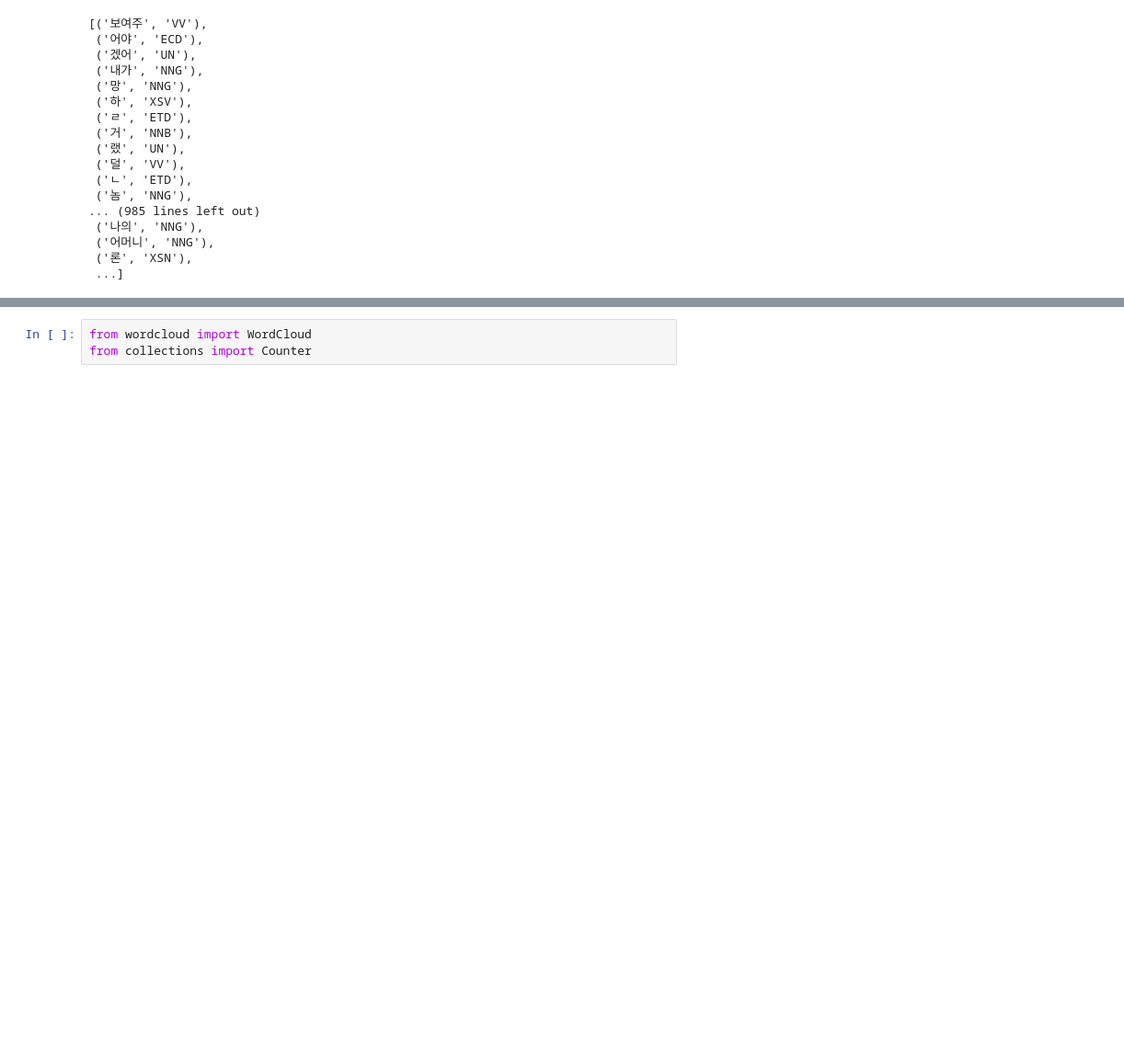
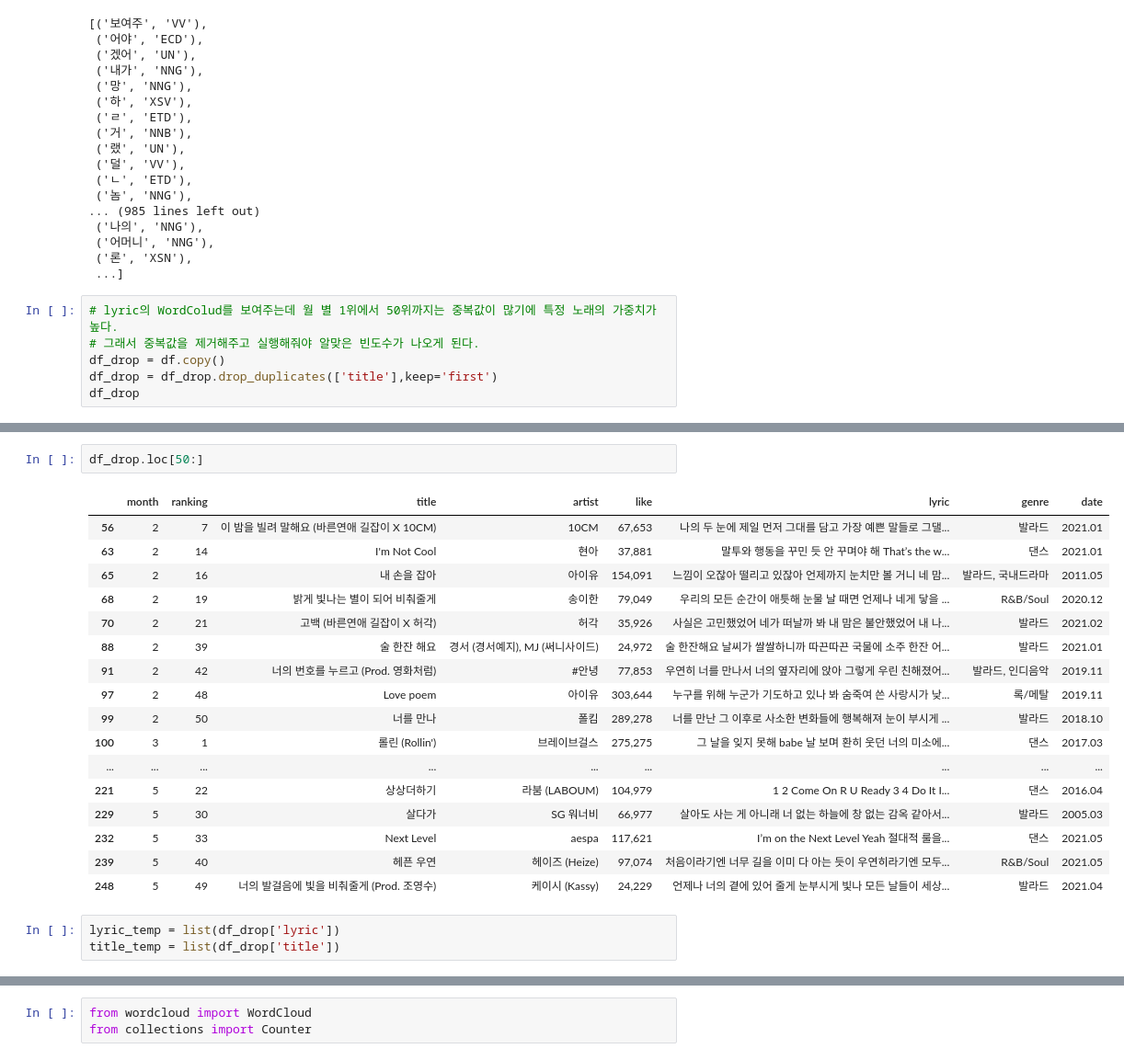
Before and after one commit to EG-L/Project, a Jupyter notebook: Melon_chart.ipynb, the cells around one changed output, grey strips where cells are left out. Shown at 92% size. Drawn from its saved outputs; the diff is of its cells as text; blank space fills up the shorter version.

```diff
--- a/Melon_chart.ipynb
+++ b/Melon_chart.ipynb
@@ -277,3 +277,9 @@ Kkma.pos(df['lyric'][0])
  ('어머니', 'NNG'),
  ('론', 'XSN'),
  ...]
+# %%
+# lyric의 WordColud를 보여주는데 월 별 1위에서 50위까지는 중복값이 많기에 특정 노래의 가중치가 높다.
+# 그래서 중복값을 제거해주고 실행해줘야 알맞은 빈도수가 나오게 된다.
+df_drop = df.copy()
+df_drop = df_drop.drop_duplicates(['title'],keep='first')
+df_drop
@@ -280,3 +320,26 @@ Kkma.pos(df['lyric'][0])
+# %%
+df_drop.loc[50:]
+# %% [output]
+|  | month | ranking | title | artist | like | lyric | genre | date |
+| 56 | 2 | 7 | 이 밤을 빌려 말해요 (바른연애 길잡이 X 10CM) | 10CM | 67,653 | 나의 두 눈에 제일 먼저 그대를 담고 가장 예쁜 말들로 그댈... | 발라드 | 2021.01 |
+| 63 | 2 | 14 | I'm Not Cool | 현아 | 37,881 | 말투와 행동을 꾸민 듯 안 꾸며야 해 That’s the w... | 댄스 | 2021.01 |
+| 65 | 2 | 16 | 내 손을 잡아 | 아이유 | 154,091 | 느낌이 오잖아 떨리고 있잖아 언제까지 눈치만 볼 거니 네 맘... | 발라드, 국내드라마 | 2011.05 |
+| 68 | 2 | 19 | 밝게 빛나는 별이 되어 비춰줄게 | 송이한 | 79,049 | 우리의 모든 순간이 애틋해 눈물 날 때면 언제나 네게 닿을 ... | R&B/Soul | 2020.12 |
+| 70 | 2 | 21 | 고백 (바른연애 길잡이 X 허각) | 허각 | 35,926 | 사실은 고민했었어 네가 떠날까 봐 내 맘은 불안했었어 내 나... | 발라드 | 2021.02 |
+| 88 | 2 | 39 | 술 한잔 해요 | 경서 (경서예지), MJ (써니사이드) | 24,972 | 술 한잔해요 날씨가 쌀쌀하니까 따끈따끈 국물에 소주 한잔 어... | 발라드 | 2021.01 |
+| 91 | 2 | 42 | 너의 번호를 누르고 (Prod. 영화처럼) | #안녕 | 77,853 | 우연히 너를 만나서 너의 옆자리에 앉아 그렇게 우린 친해졌어... | 발라드, 인디음악 | 2019.11 |
+| 97 | 2 | 48 | Love poem | 아이유 | 303,644 | 누구를 위해 누군가 기도하고 있나 봐 숨죽여 쓴 사랑시가 낮... | 록/메탈 | 2019.11 |
+| 99 | 2 | 50 | 너를 만나 | 폴킴 | 289,278 | 너를 만난 그 이후로 사소한 변화들에 행복해져 눈이 부시게 ... | 발라드 | 2018.10 |
+| 100 | 3 | 1 | 롤린 (Rollin') | 브레이브걸스 | 275,275 | 그 날을 잊지 못해 babe 날 보며 환히 웃던 너의 미소에... | 댄스 | 2017.03 |
+| ... | ... | ... | ... | ... | ... | ... | ... | ... |
+| 221 | 5 | 22 | 상상더하기 | 라붐 (LABOUM) | 104,979 | 1 2 Come On R U Ready 3 4 Do It I... | 댄스 | 2016.04 |
+| 229 | 5 | 30 | 살다가 | SG 워너비 | 66,977 | 살아도 사는 게 아니래 너 없는 하늘에 창 없는 감옥 같아서... | 발라드 | 2005.03 |
+| 232 | 5 | 33 | Next Level | aespa | 117,621 | I’m on the Next Level Yeah 절대적 룰을... | 댄스 | 2021.05 |
+| 239 | 5 | 40 | 헤픈 우연 | 헤이즈 (Heize) | 97,074 | 처음이라기엔 너무 길을 이미 다 아는 듯이 우연히라기엔 모두... | R&B/Soul | 2021.05 |
+| 248 | 5 | 49 | 너의 발걸음에 빛을 비춰줄게 (Prod. 조영수) | 케이시 (Kassy) | 24,229 | 언제나 너의 곁에 있어 줄게 눈부시게 빛나 모든 날들이 세상... | 발라드 | 2021.04 |
+# %%
+lyric_temp = list(df_drop['lyric'])
+title_temp = list(df_drop['title'])
 # %%
 import re
 lyrics = []
```
Also changed, not shown: parts of 43 cells of this notebook.
